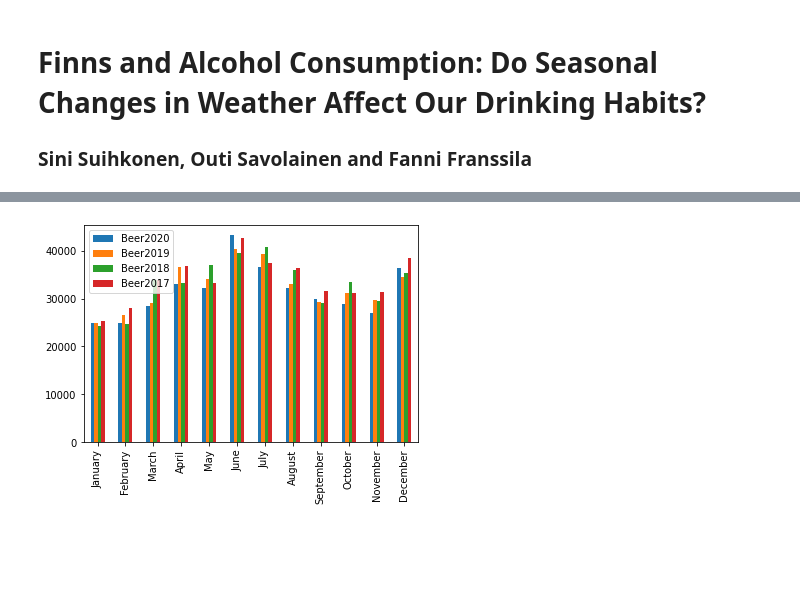
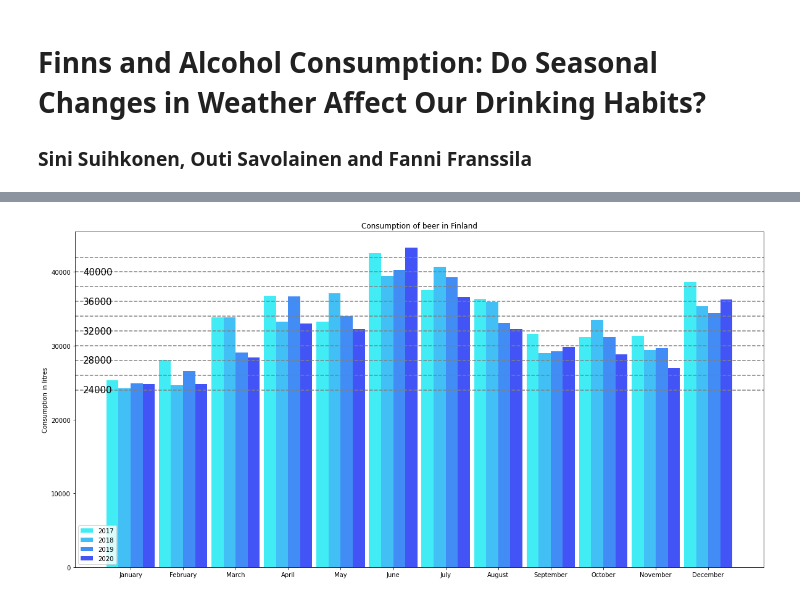
Before and after one commit to DataScience-MiniProjects/IDS-MiniProject, a Jupyter notebook: project-notebook.ipynb, the cells around one changed output, grey strips where cells are left out. Drawn from its saved outputs; the diff is of its cells as text; code cells hidden in the pictures; blank space fills up the shorter version.

Commit message:
Add plotting for better graphs

```diff
--- a/project-notebook.ipynb
+++ b/project-notebook.ipynb
@@ -30,7 +26,7 @@ def load_xls(file_name:str, year: int):
         # Remove the first useless row of the dataframe.
         df = df.iloc[:, 1:]
         # Change index names
-        df = df.rename(index={3:"Beer", 14:"Wine", 21:"Strong Wine", 34:"Spririts"})
+        df = df.rename(index={3:"Beer", 14:"Wine", 21:"Strong Wine", 34:"Spirits"})
         dataframes.append(df)
     total = pd.concat(dataframes, axis=1)
 
@@ -51,20 +39,50 @@ plt.show()
-# %%
-# Better plotting
-adata2017 = alc_data2017.T.astype(int)
-adata2018 = alc_data2018.T.astype(int)
-adata2019 = alc_data2019.T.astype(int)
-adata2020 = alc_data2020.T.astype(int)
-
-
-yearly_beer = pd.DataFrame(index=["January", "February", "March", "April", "May", "June", "July", "August", "September", "October", "November", "December"], columns=["Beer2020", "Beer2019", "Beer2018", "Beer2017"])
-yearly_beer["Beer2020"] = adata2020["Beer"].values
-yearly_beer["Beer2019"] = adata2019["Beer"].values
-yearly_beer["Beer2018"] = adata2018["Beer"].values
-yearly_beer["Beer2017"] = adata2017["Beer"].values
-yearly_beer
-
-ax = yearly_beer.plot.bar()
-ax.xaxis.set_major_formatter(plt.FixedFormatter(yearly_beer.index.to_series()))
-plt.show()
-# %% [output]
-[figure, removed]
+# %%
+# Be(tt)er plotting
+adata2017 = alc_data2017.T.astype(int)
+adata2018 = alc_data2018.T.astype(int)
+adata2019 = alc_data2019.T.astype(int)
+adata2020 = alc_data2020.T.astype(int)
+
+labels = ["January", "February", "March", "April", "May", "June", "July", "August", "September", "October", "November", "December"]
+beer2020 = adata2020["Beer"].values
+beer2019 = adata2019["Beer"].values
+beer2018 = adata2018["Beer"].values
+beer2017 = adata2017["Beer"].values
+
+width = 0.23
+bar1 = np.arange(len(labels))
+bar2 = [i + width  for i in bar1]
+bar3 = [i + width  for i in bar2]
+bar4 = [i + width  for i in bar3]
+
+plt.figure(figsize=(20,10))
+
+plt.bar(bar1, beer2017, width, label="2017", color="#42ecf5")
+plt.bar(bar2, beer2018, width, label="2018", color="#42bff5")
+plt.bar(bar3, beer2019, width, label="2019", color="#428df5")
+plt.bar(bar4, beer2020, width, label="2020", color="#4254f5")
+
+plt.axhline(y=24000, color="grey", linestyle="--")
+plt.text(x=0,y=24000, s="24000", fontsize=15, va='center', ha='right' )
+plt.axhline(y=26000, color="grey", linestyle="--")
+plt.axhline(y=28000, color="grey", linestyle="--")
+plt.text(x=0,y=28000, s="28000", fontsize=15, va='center', ha='right' )
+plt.axhline(y=30000, color="grey", linestyle="--")
+plt.axhline(y=32000, color="grey", linestyle="--")
+plt.text(x=0,y=32000, s="32000", fontsize=15, va='center', ha='right' )
+plt.axhline(y=34000, color="grey", linestyle="--")
+plt.axhline(y=36000, color="grey", linestyle="--")
+plt.text(x=0,y=36000, s="36000", fontsize=15, va='center', ha='right' )
+plt.axhline(y=38000, color="grey", linestyle="--")
+plt.axhline(y=40000, color="grey", linestyle="--")
+plt.text(x=0,y=40000, s="40000", fontsize=15, va='center', ha='right' )
+plt.axhline(y=42000, color="grey", linestyle="--")
+
+plt.ylabel("Consumption in litres")
+plt.title("Consumption of beer in Finland")
+plt.xticks(bar1 + 3*width/2, labels)
+plt.legend()
+
+plt.show()
+# %% [output]
+[figure, added]
```
Also changed, not shown: parts of 9 cells of this notebook.
